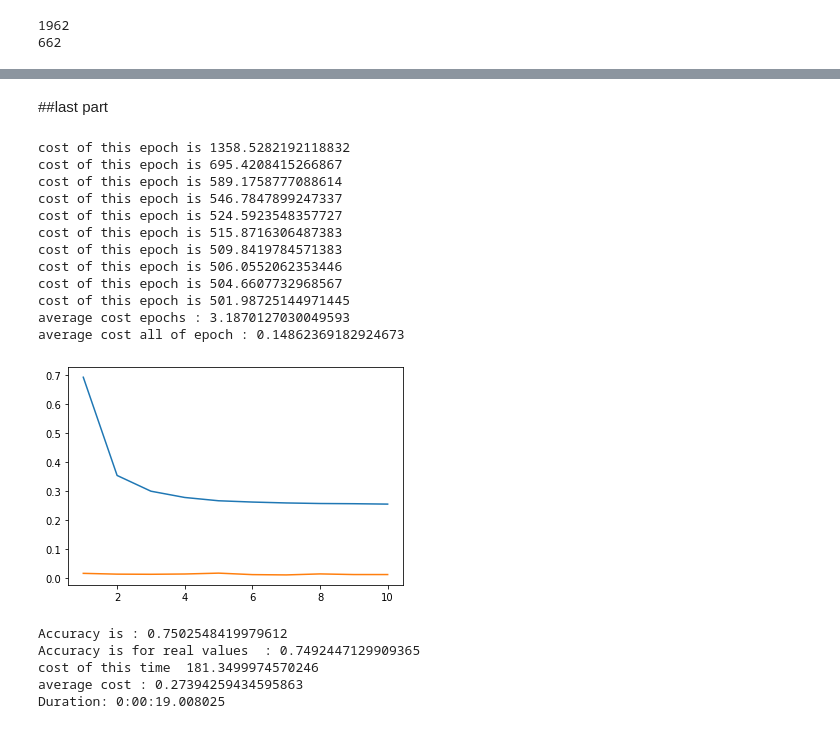
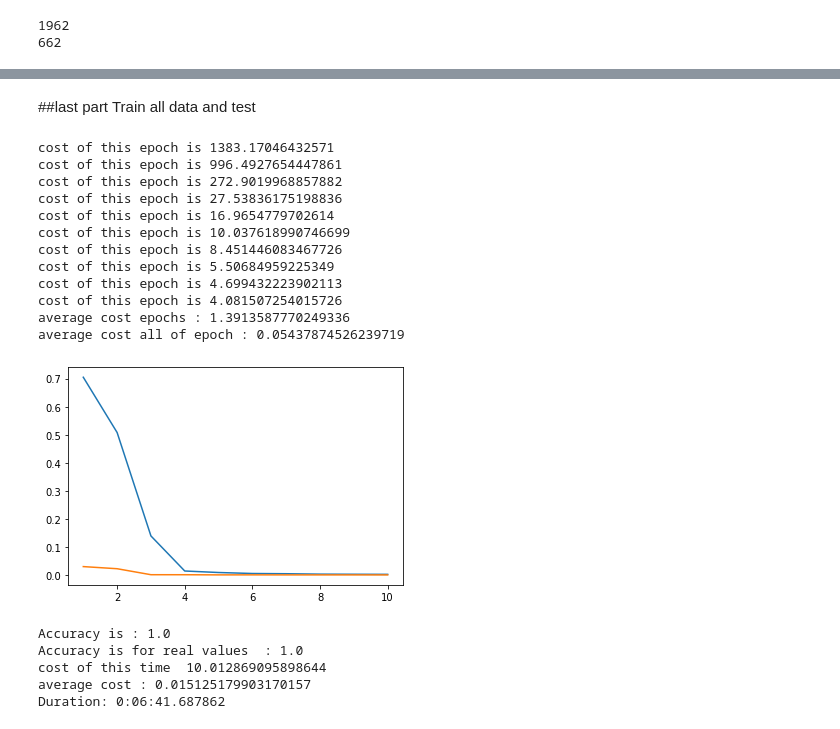
Before and after one commit to mohamadch91/AUT_Computational-Intelligence, a Jupyter notebook: project1/ANN_Project_Assets/start.ipynb, the cells around one changed output, grey strips where cells are left out. Saved outputs shown, nothing was run; the diff lists cells and outputs as text; code cells hidden in the pictures.

Commit message:
sync data
sync jupyter note book with pycharm files and add jupyter notebook .py file

```diff
--- a/project1/ANN_Project_Assets/start.ipynb
+++ b/project1/ANN_Project_Assets/start.ipynb
@@ -366,5 +372,6 @@ Accuracy is : 0.245
 # %% [markdown]
 ##last part
+Train all data and test
 # %%
 minimize_train_set = train_set[:1962]
 
@@ -378,7 +385,7 @@ np.random.seed(1)
 epoch = 10
 batch_size = 10
 batch_num = int(1962 / 10)
-learning_rate = 0.001
+learning_rate = 0.004
 np.random.seed(1)
 n_x = 102
 n_h_1 = 150
@@ -485,48 +492,48 @@ for i in range(len(minimize_train_set)):
         counter += 1
 print("Accuracy is : " + str(counter / 1962))
 
 ##real values
 total_cost = 0
 counter = 0
 costs = []
 for i in range(len(test_set)):
     reshape_test = test_set[i][0]
     reshape_test_label = test_set[i][1]
     S0 = reshape_test
     S1 = sigmoid(W1 @ S0 + b1)
     S2 = sigmoid(W2 @ S1 + b2)
     S3 = sigmoid(W3 @ S2 + b3)
     temp_cost = 0
     for s in range(len(S3)):
         temp_cost += pow(S3[s][0] - reshape_test_label[s][0], 2)
     total_cost += temp_cost
 
     index = np.where(S3 == np.amax(S3))
     max_index = np.where(reshape_test_label == np.amax(reshape_test_label))
     if index == max_index:
         counter += 1
 print("Accuracy is for real values  : " + str(counter / 662))
 costs.append(total_cost / 662)
 print("cost of this time  " + str(total_cost))
 print("average cost : " + str(sum(costs)))
 end_time = datetime.now()
 print('Duration: {}'.format(end_time - start_time))
 # %% [output]
-cost of this epoch is 1358.5282192118832
-cost of this epoch is 695.4208415266867
-cost of this epoch is 589.1758777088614
-cost of this epoch is 546.7847899247337
-cost of this epoch is 524.5923548357727
-cost of this epoch is 515.8716306487383
-cost of this epoch is 509.8419784571383
-cost of this epoch is 506.0552062353446
-cost of this epoch is 504.6607732968567
-cost of this epoch is 501.98725144971445
-average cost epochs : 3.1870127030049593
-average cost all of epoch : 0.14862369182924673
+cost of this epoch is 1383.17046432571
+cost of this epoch is 996.4927654447861
+cost of this epoch is 272.9019968857882
+cost of this epoch is 27.53836175198836
+cost of this epoch is 16.9654779702614
+cost of this epoch is 10.037618990746699
+cost of this epoch is 8.451446083467726
+cost of this epoch is 5.50684959225349
+cost of this epoch is 4.699432223902113
+cost of this epoch is 4.081507254015726
+average cost epochs : 1.3913587770249336
+average cost all of epoch : 0.05437874526239719
-[figure, old version]
+[figure, new version]
-Accuracy is : 0.7502548419979612
-Accuracy is for real values  : 0.7492447129909365
-cost of this time  181.3499974570246
-average cost : 0.27394259434595863
-Duration: 0:00:19.008025
+Accuracy is : 1.0
+Accuracy is for real values  : 1.0
+cost of this time  10.012869095898644
+average cost : 0.015125179903170157
+Duration: 0:06:41.687862
```
Also changed, not shown: parts of 10 cells of this notebook, 1 other file.
